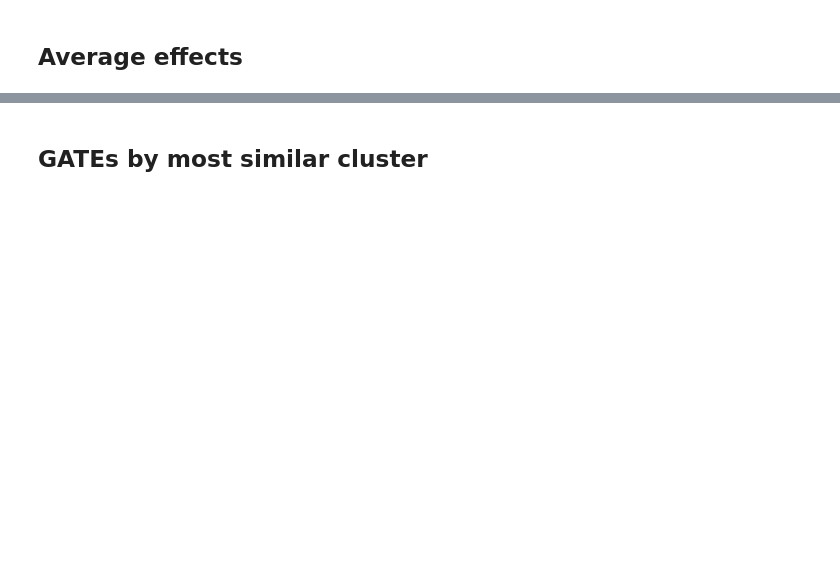
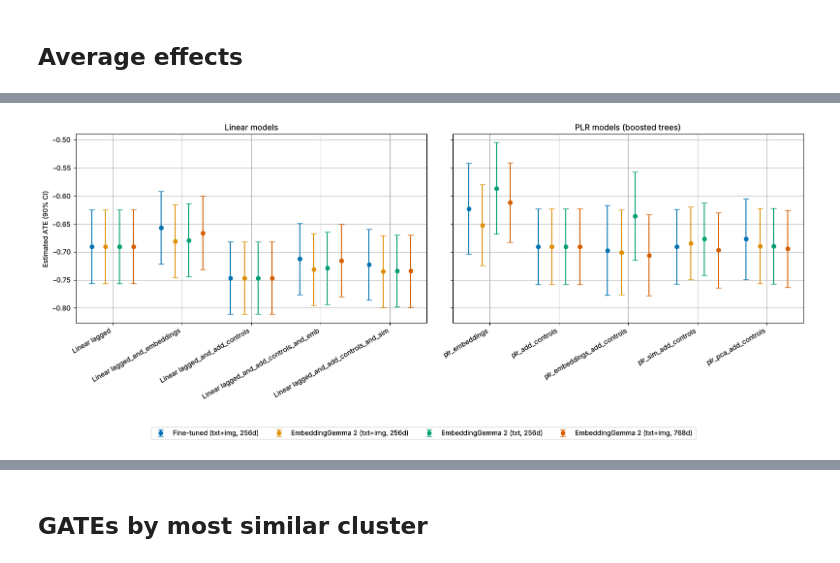
Before and after one commit to JanTeichertKluge/demand-analysis-repro, a Jupyter notebook: main/code/04_evaluation_gemma_comparison.ipynb, the cells around one changed output, grey strips where cells are left out. Drawn from its saved outputs; the diff is of its cells as text; code cells hidden in the pictures; blank space fills up the shorter version.

```diff
--- a/main/code/04_evaluation_gemma_comparison.ipynb
+++ b/main/code/04_evaluation_gemma_comparison.ipynb
@@ -118,32 +153,35 @@ df_ate_table
 # %%
 fig, axs = plt.subplots(1, 2, figsize=(16, 6), sharey=True)
 for ax, df, title in [
     (axs[0], df_linear[df_linear["model"] != "Linear interactions"], "Linear models"),
     (axs[1], df_plr, "PLR models (boosted trees)"),
 ]:
     models = list(df["model"].unique())
     x = np.arange(len(models))
     width = 0.8 / len(runs)
     for i, label in enumerate(runs.values()):
         d = df[df["embedding"] == label].set_index("model").loc[models]
         ax.errorbar(
             x + (i - (len(runs) - 1) / 2) * width,
             d["coef"],
             yerr=[d["coef"] - d["lower"], d["upper"] - d["coef"]],
             fmt="o",
             capsize=4,
             color=palette[i],
             label=label,
         )
     ax.set_xticks(x)
     ax.set_xticklabels(models, rotation=30, ha="right")
     ax.set_title(title)
     ax.grid(True)
 axs[0].set_ylabel("Estimated ATE (90% CI)")
-axs[1].legend(loc="lower right")
+handles, labels = axs[1].get_legend_handles_labels()
+fig.legend(handles, labels, loc="lower center", bbox_to_anchor=(0.5, -0.12), ncol=len(runs))
 plt.tight_layout()
 plt.savefig(os.path.join(output_dir, "ate_estimates_comparison.png"), bbox_inches="tight")
 plt.show()
+# %% [output]
+[figure, added]
 # %%
 # Nuisance fit of the PLR models (cross-fitted R^2)
 df_r2 = df_plr.pivot(index="model", columns="embedding", values="r2_outcome").loc[df_plr["model"].unique(), list(runs.values())]
```
Also changed, not shown: parts of 12 cells of this notebook, 2 other files.
